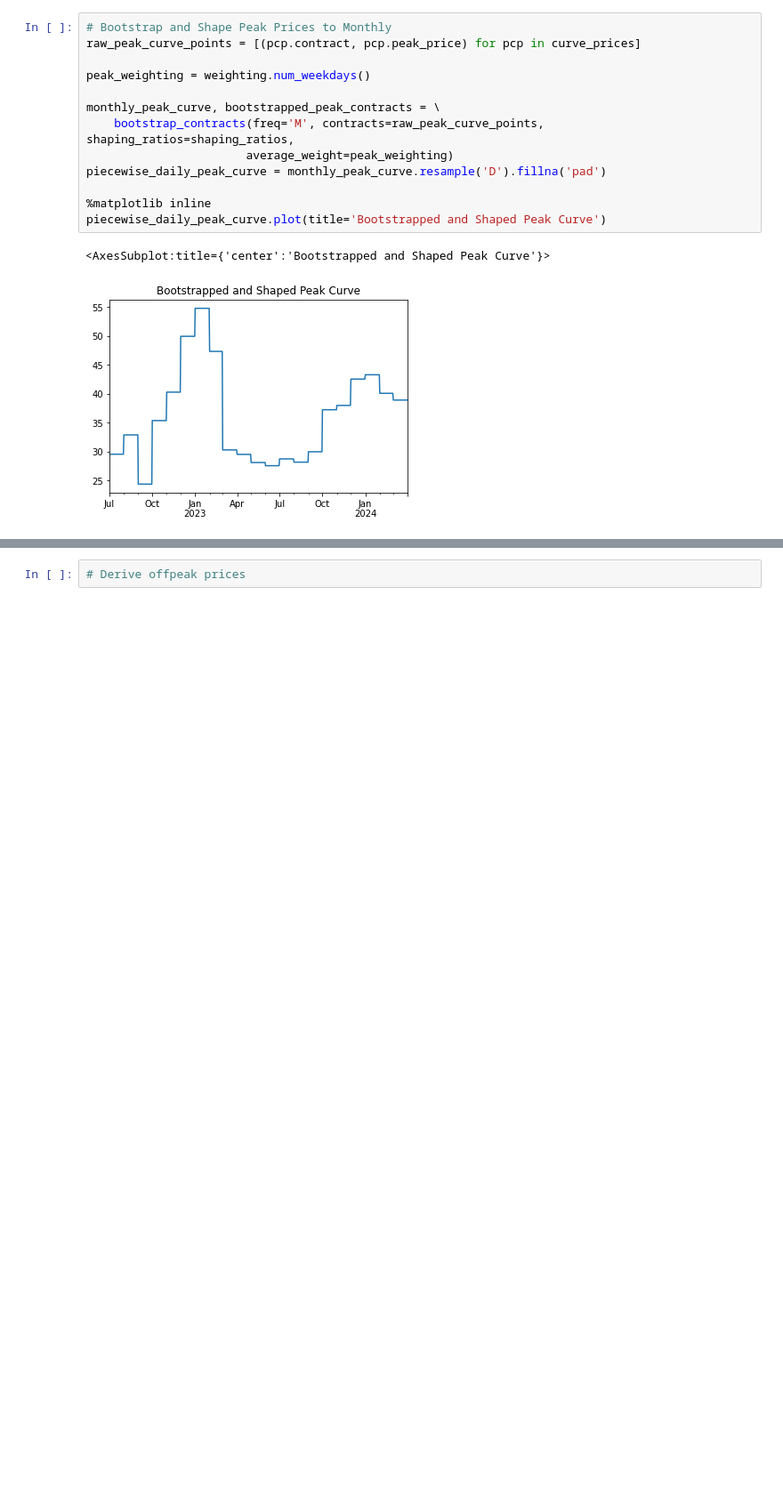
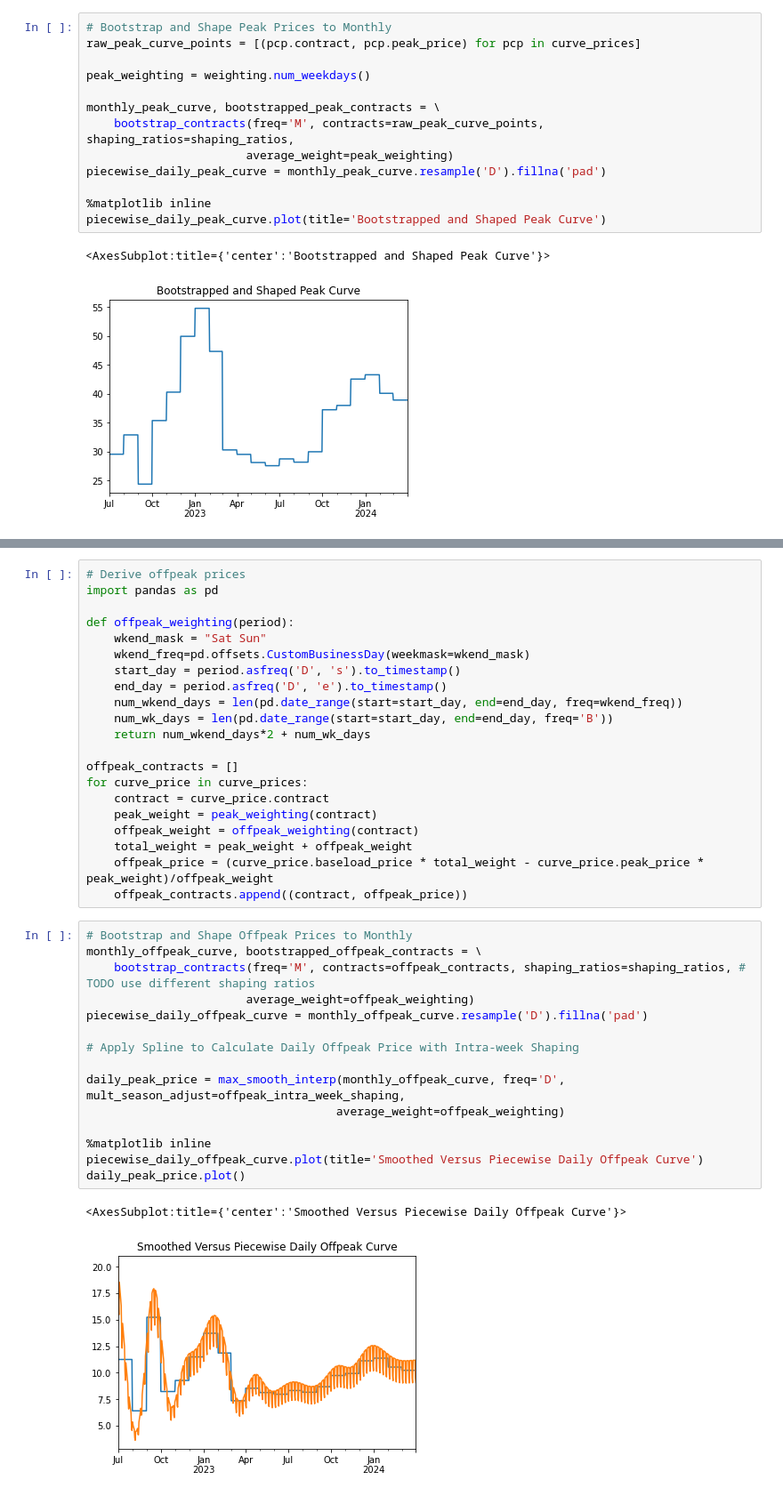
Before and after one commit to tpberntsen/curves, a Jupyter notebook: samples/python/power_curve.ipynb, the cells around one changed output, grey strips where cells are left out. Shown: that part at 89% size. Saved outputs shown, nothing was run; the diff lists cells and outputs as text; blank space fills up the shorter version.

```diff
--- a/samples/python/power_curve.ipynb
+++ b/samples/python/power_curve.ipynb
@@ -74,5 +114,42 @@ piecewise_daily_peak_curve.plot()
 # %% [output]
 <AxesSubplot:title={'center':'Smoothed Versus Piecewise Daily Peak Curve'}>
 [figure]
-# %%
-# Derive offpeak prices
+# %%
+# Derive offpeak prices
+import pandas as pd
+
+def offpeak_weighting(period):
+    wkend_mask = "Sat Sun"
+    wkend_freq=pd.offsets.CustomBusinessDay(weekmask=wkend_mask)
+    start_day = period.asfreq('D', 's').to_timestamp()
+    end_day = period.asfreq('D', 'e').to_timestamp()
+    num_wkend_days = len(pd.date_range(start=start_day, end=end_day, freq=wkend_freq))
+    num_wk_days = len(pd.date_range(start=start_day, end=end_day, freq='B'))
+    return num_wkend_days*2 + num_wk_days
+
+offpeak_contracts = []
+for curve_price in curve_prices:
+    contract = curve_price.contract
+    peak_weight = peak_weighting(contract)
+    offpeak_weight = offpeak_weighting(contract)
+    total_weight = peak_weight + offpeak_weight
+    offpeak_price = (curve_price.baseload_price * total_weight - curve_price.peak_price * peak_weight)/offpeak_weight
+    offpeak_contracts.append((contract, offpeak_price))
+# %%
+# Bootstrap and Shape Offpeak Prices to Monthly
+monthly_offpeak_curve, bootstrapped_offpeak_contracts = \
+    bootstrap_contracts(freq='M', contracts=offpeak_contracts, shaping_ratios=shaping_ratios, # TODO use different shaping ratios
+                       average_weight=offpeak_weighting)
+piecewise_daily_offpeak_curve = monthly_offpeak_curve.resample('D').fillna('pad')
+
+# Apply Spline to Calculate Daily Offpeak Price with Intra-week Shaping
+
+daily_peak_price = max_smooth_interp(monthly_offpeak_curve, freq='D', mult_season_adjust=offpeak_intra_week_shaping,
+                                    average_weight=offpeak_weighting)
+
+%matplotlib inline
+piecewise_daily_offpeak_curve.plot(title='Smoothed Versus Piecewise Daily Offpeak Curve')
+daily_peak_price.plot()
+# %% [output]
+<AxesSubplot:title={'center':'Smoothed Versus Piecewise Daily Offpeak Curve'}>
+[figure, added]
```
Also changed, not shown: parts of 3 cells of this notebook.
